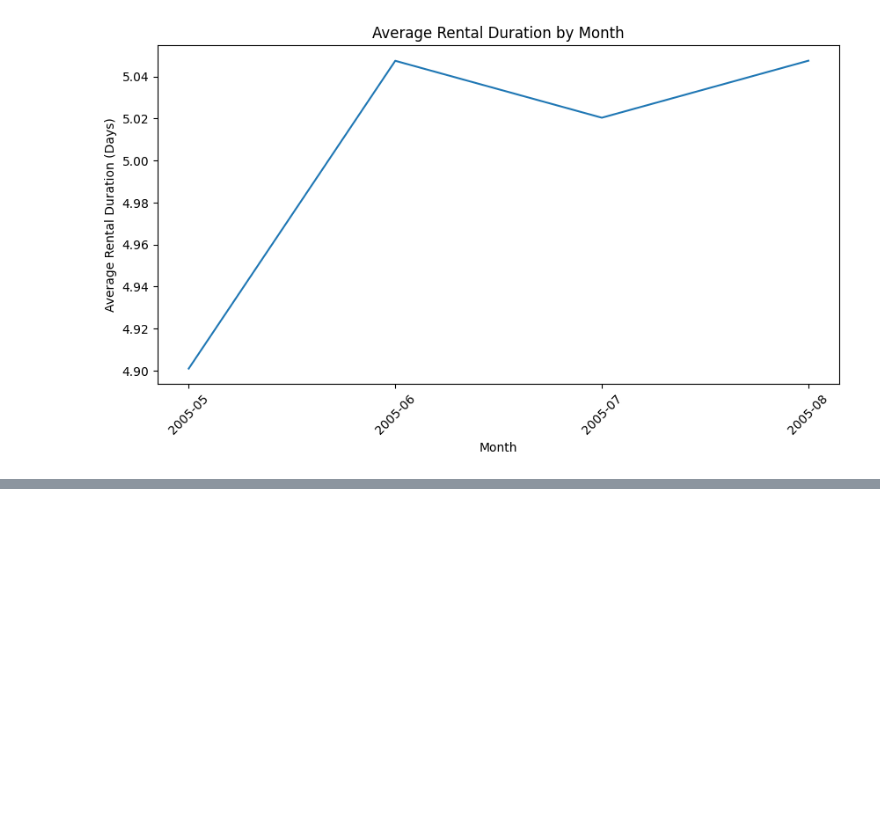
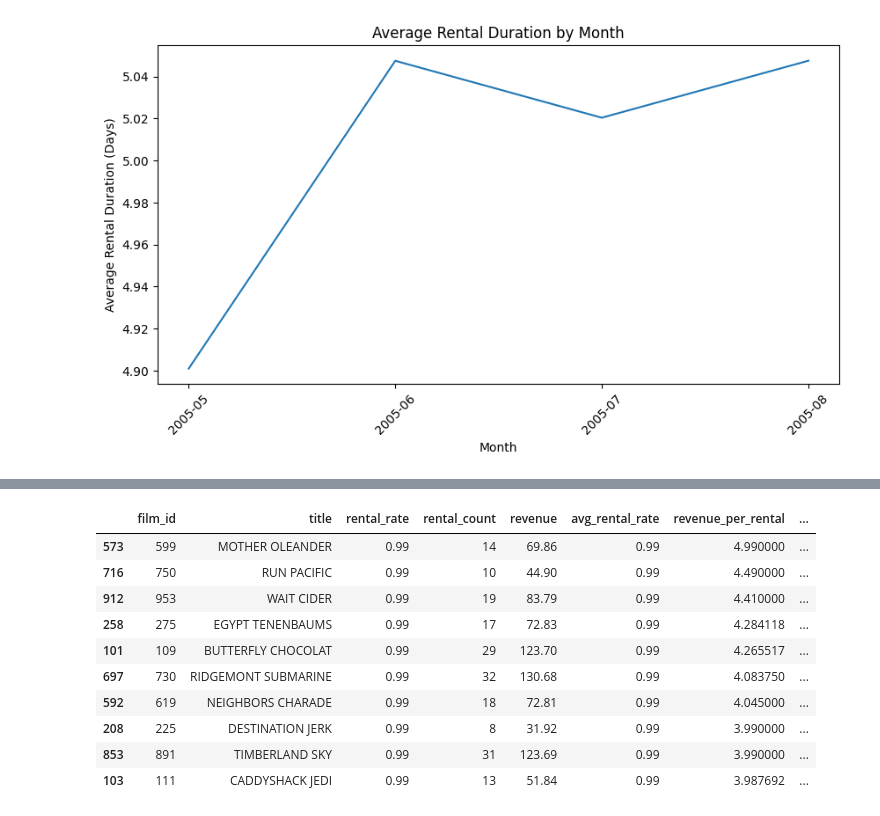
Before and after one commit to richardwarepam16/Rental_Analysis_using_Python_and_SQL, a Jupyter notebook: Sakila.ipynb, the cells around one changed output, grey strips where cells are left out. Saved outputs shown, nothing was run; the diff lists cells and outputs as text; code cells hidden in the pictures; blank space fills up the shorter version.

```diff
--- a/Sakila.ipynb
+++ b/Sakila.ipynb
@@ -425,0 +465,3 @@ frequent_itemsets = apriori(pivoted_df, min_support=0.05, use_colnames=True)
+# %%
+df8 = pd.read_sql_query(query8, conn)
+df8
@@ -425,0 +482,6 @@ frequent_itemsets = apriori(pivoted_df, min_support=0.05, use_colnames=True)
+# %%
+df8['revenue_per_rental'] = df8['revenue'] / df8['rental_count']
+# %%
+df8['revenue_per_rental_rate'] = df8['revenue'] / df8['avg_rental_rate'] / df8['rental_count']
+# %%
+df8 = df8.sort_values(by='revenue_per_rental_rate', ascending=False)
@@ -425,0 +502,14 @@ frequent_itemsets = apriori(pivoted_df, min_support=0.05, use_colnames=True)
+# %%
+df8.head(10)
+# %% [output]
+|  | film_id | title | rental_rate | rental_count | revenue | avg_rental_rate | revenue_per_rental | ... |
+| 573 | 599 | MOTHER OLEANDER | 0.99 | 14 | 69.86 | 0.99 | 4.990000 | ... |
+| 716 | 750 | RUN PACIFIC | 0.99 | 10 | 44.90 | 0.99 | 4.490000 | ... |
+| 912 | 953 | WAIT CIDER | 0.99 | 19 | 83.79 | 0.99 | 4.410000 | ... |
+| 258 | 275 | EGYPT TENENBAUMS | 0.99 | 17 | 72.83 | 0.99 | 4.284118 | ... |
+| 101 | 109 | BUTTERFLY CHOCOLAT | 0.99 | 29 | 123.70 | 0.99 | 4.265517 | ... |
+| 697 | 730 | RIDGEMONT SUBMARINE | 0.99 | 32 | 130.68 | 0.99 | 4.083750 | ... |
+| 592 | 619 | NEIGHBORS CHARADE | 0.99 | 18 | 72.81 | 0.99 | 4.045000 | ... |
+| 208 | 225 | DESTINATION JERK | 0.99 | 8 | 31.92 | 0.99 | 3.990000 | ... |
+| 853 | 891 | TIMBERLAND SKY | 0.99 | 31 | 123.69 | 0.99 | 3.990000 | ... |
+| 103 | 111 | CADDYSHACK JEDI | 0.99 | 13 | 51.84 | 0.99 | 3.987692 | ... |
```
Also changed, not shown: parts of 42 cells of this notebook.
